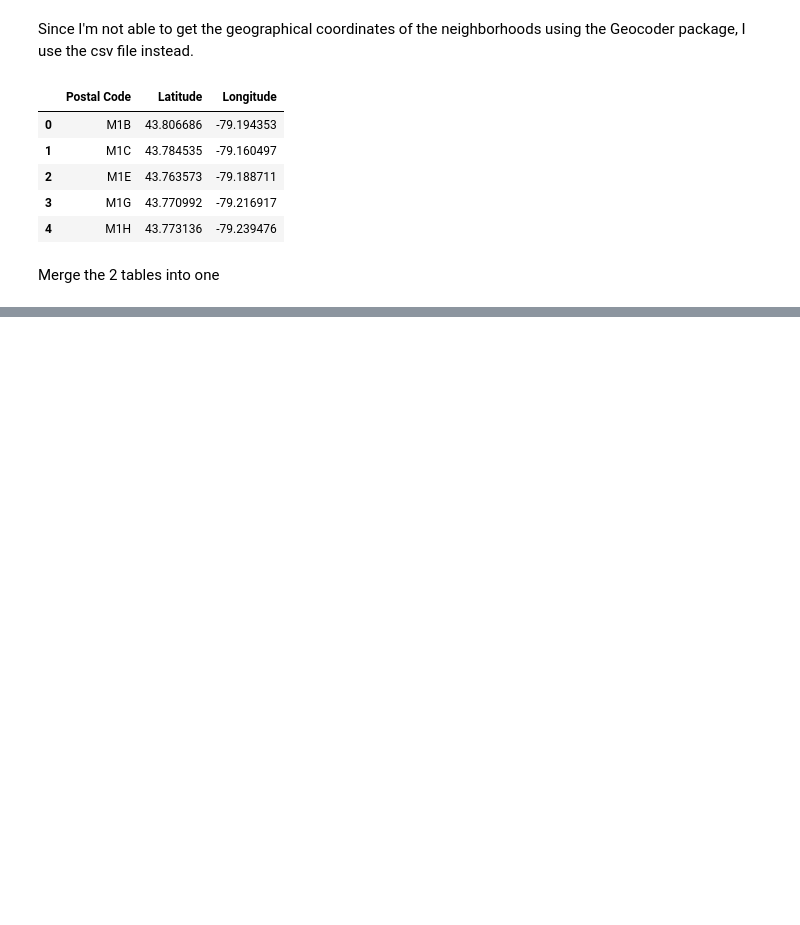
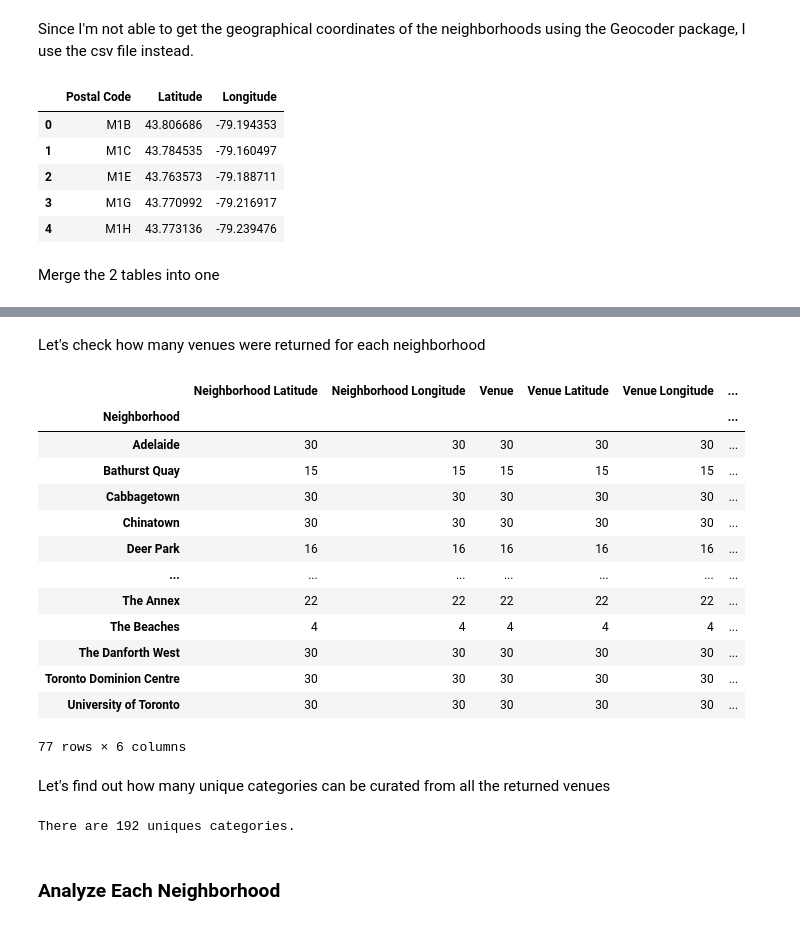
Before and after one commit to missGLP/DataScienceCapstone, a Jupyter notebook: NeighborhoodsInToronto.ipynb, the cells around one changed output, grey strips where cells are left out. Saved outputs shown, nothing was run; the diff lists cells and outputs as text; code cells hidden in the pictures; blank space fills up the shorter version.

```diff
--- a/NeighborhoodsInToronto.ipynb
+++ b/NeighborhoodsInToronto.ipynb
@@ -92,0 +104,3 @@ df2.head()
+# %%
+Toronto_data = df2[df2['Borough'].str.contains('Toronto')].reset_index(drop=True)
+Toronto_data.head()
@@ -92,0 +238,27 @@ df2.head()
+# %% [markdown]
+Let's check how many venues were returned for each neighborhood
+# %%
+toronto_venues.groupby('Neighborhood').count()
+# %% [output]
+|  | Neighborhood Latitude | Neighborhood Longitude | Venue | Venue Latitude | Venue Longitude | ... |
+| Neighborhood |  |  |  |  |  | ... |
+| Adelaide | 30 | 30 | 30 | 30 | 30 | ... |
+| Bathurst Quay | 15 | 15 | 15 | 15 | 15 | ... |
+| Cabbagetown | 30 | 30 | 30 | 30 | 30 | ... |
+| Chinatown | 30 | 30 | 30 | 30 | 30 | ... |
+| Deer Park | 16 | 16 | 16 | 16 | 16 | ... |
+| ... | ... | ... | ... | ... | ... | ... |
+| The Annex | 22 | 22 | 22 | 22 | 22 | ... |
+| The Beaches | 4 | 4 | 4 | 4 | 4 | ... |
+| The Danforth West | 30 | 30 | 30 | 30 | 30 | ... |
+| Toronto Dominion Centre | 30 | 30 | 30 | 30 | 30 | ... |
+| University of Toronto | 30 | 30 | 30 | 30 | 30 | ... |
+77 rows × 6 columns
+# %% [markdown]
+Let's find out how many unique categories can be curated from all the returned venues
+# %%
+print('There are {} uniques categories.'.format(len(toronto_venues['Venue Category'].unique())))
+# %% [output]
+There are 192 uniques categories.
+# %% [markdown]
+### Analyze Each Neighborhood
```
Also changed, not shown: parts of 47 cells of this notebook.
